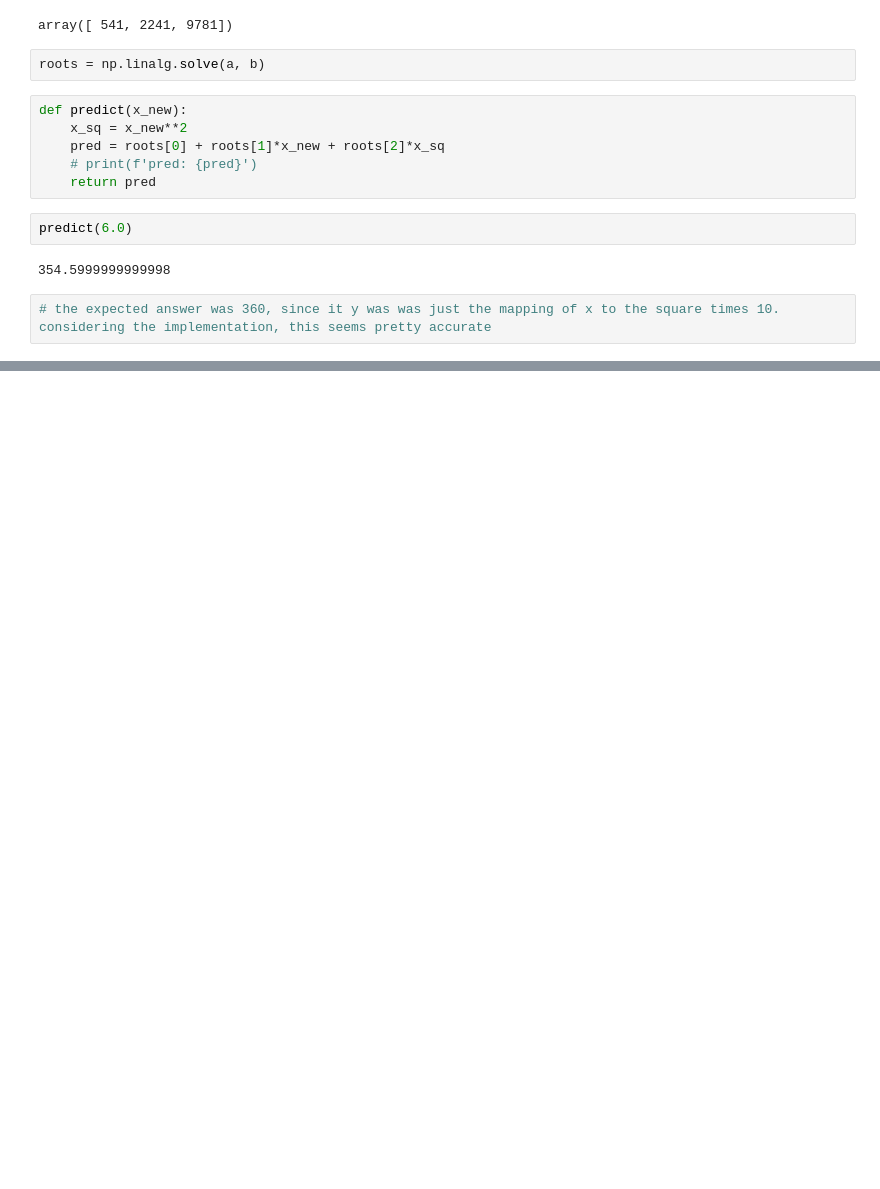
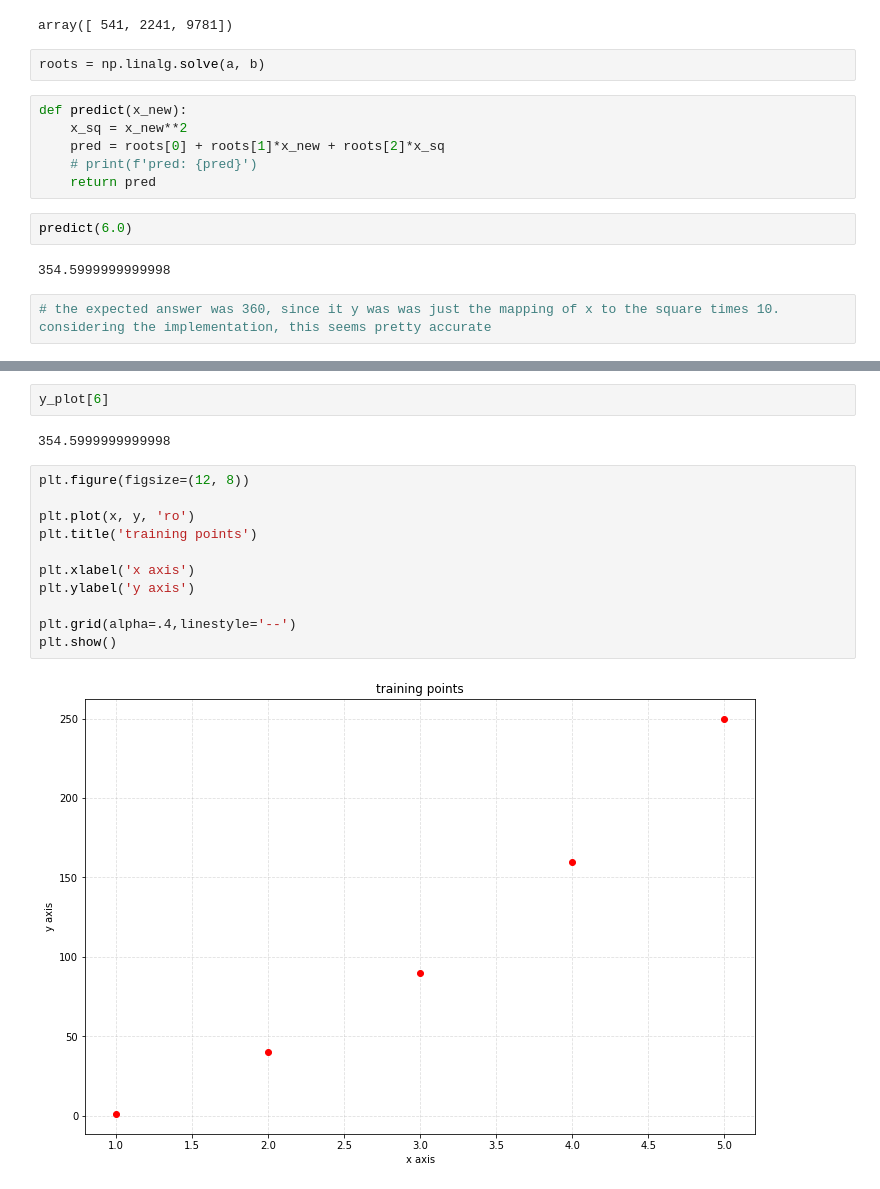
Before and after one commit to k4u5h4L/curve-fitting-from-scratch, a Jupyter notebook: curve-regression.ipynb, the cells around one changed output, grey strips where cells are left out. Drawn from its saved outputs; the diff is of its cells as text; blank space fills up the shorter version.

Commit message:
add plots

```diff
--- a/curve-regression.ipynb
+++ b/curve-regression.ipynb
@@ -61,0 +70,17 @@ predict(6.0)
+# %%
+y_plot[6]
+# %% [output]
+354.5999999999998
+# %%
+plt.figure(figsize=(12, 8))
+
+plt.plot(x, y, 'ro')
+plt.title('training points')
+
+plt.xlabel('x axis')
+plt.ylabel('y axis')
+
+plt.grid(alpha=.4,linestyle='--')
+plt.show()
+# %% [output]
+[figure, added]
```
Also changed, not shown: parts of 2 cells of this notebook, 1 other file.
